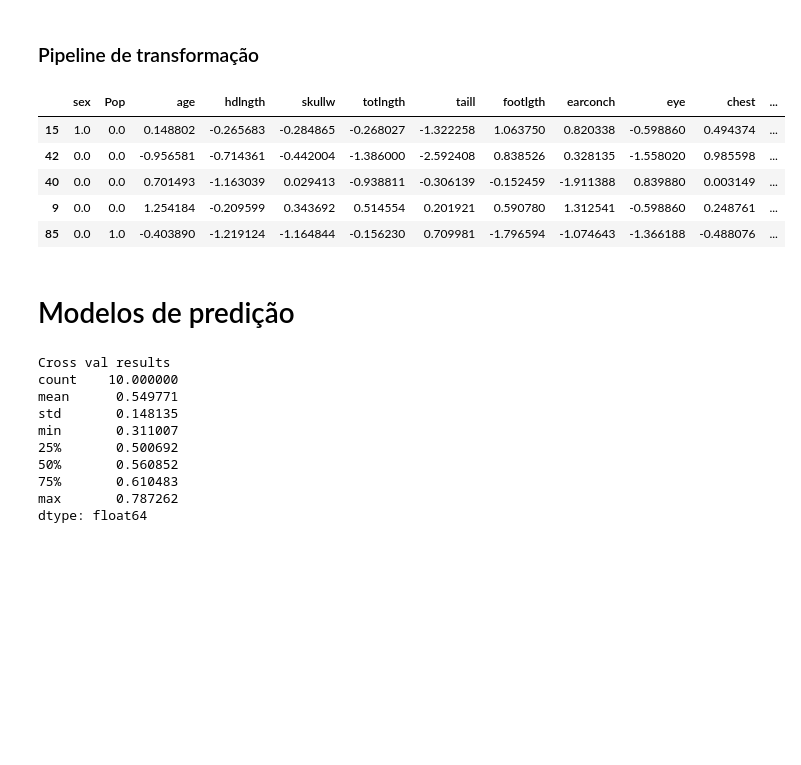
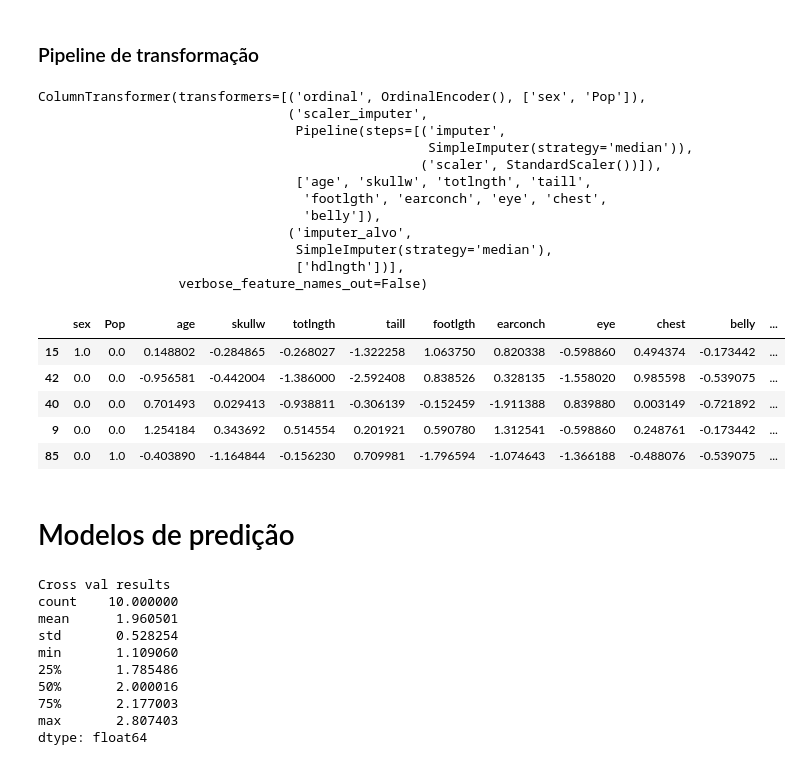
Before and after one commit to gabrielramos731/Possum-analysis, a Jupyter notebook: model_analysis.ipynb, the cells around one changed output. Drawn from its saved outputs; the diff is of its cells as text; code cells hidden in the pictures; blank space fills up the shorter version.

Commit message:
fix: do not scale target variable at preprocessor pipeline

```diff
--- a/model_analysis.ipynb
+++ b/model_analysis.ipynb
@@ -64,31 +64,50 @@ Iremos aplicar o OrdinalEncoder nos dados categóricos e inputar os valores falt
 # %% [markdown]
 ### Pipeline de transformação
 # %%
-num_columns=['age', 'hdlngth', 'skullw', 'totlngth','taill', 'footlgth', 'earconch', 'eye', 'chest', 'belly']
+scale_fill_columns=['age', 'skullw', 'totlngth','taill', 'footlgth', 'earconch', 'eye', 'chest', 'belly']
+scaller_columns=['age', 'skullw', 'totlngth','taill', 'footlgth', 'earconch', 'eye', 'chest', 'belly']
 
-scaler_imputer_pipeline = pipeline.Pipeline([  # Faz transformações nas mesmas colunas
+scaler_imputer_pipeline = pipeline.Pipeline([  # Aplica nas colunas em comun
     ('imputer', SimpleImputer(strategy='median')),
-    ('scaler', preprocessing.StandardScaler())
-])
+    ('scaler', preprocessing.StandardScaler())])
 
-# Definição do ColumnTransformer
-preprocessor = ColumnTransformer([('ordinal', preprocessing.OrdinalEncoder(), ['sex','Pop']), # Codificação ordinal
-                                  ('scaler_imputer', scaler_imputer_pipeline, num_columns)], # Pipeline combinado para colunas numéricas
-                                  verbose_feature_names_out=False)
+preprocessor = ColumnTransformer([
+    ('ordinal', preprocessing.OrdinalEncoder(), ['sex','Pop']),
+    ('scaler_imputer', scaler_imputer_pipeline, scale_fill_columns),
+    ('imputer_alvo', SimpleImputer(strategy='median'), ['hdlngth'])],  # Apenas fill (não aplica scaler)
+    verbose_feature_names_out=False)
 
-
-df_train = pd.DataFrame(preprocessor.fit_transform(df_train),
-                        columns=preprocessor.get_feature_names_out(),
-                        index=df_train.index)
-
-df_train.head()
+preprocessor
 # %% [output]
-|  | sex | Pop | age | hdlngth | skullw | totlngth | taill | footlgth | earconch | eye | chest | ... |
-| 15 | 1.0 | 0.0 | 0.148802 | -0.265683 | -0.284865 | -0.268027 | -1.322258 | 1.063750 | 0.820338 | -0.598860 | 0.494374 | ... |
-| 42 | 0.0 | 0.0 | -0.956581 | -0.714361 | -0.442004 | -1.386000 | -2.592408 | 0.838526 | 0.328135 | -1.558020 | 0.985598 | ... |
-| 40 | 0.0 | 0.0 | 0.701493 | -1.163039 | 0.029413 | -0.938811 | -0.306139 | -0.152459 | -1.911388 | 0.839880 | 0.003149 | ... |
-| 9 | 0.0 | 0.0 | 1.254184 | -0.209599 | 0.343692 | 0.514554 | 0.201921 | 0.590780 | 1.312541 | -0.598860 | 0.248761 | ... |
-| 85 | 0.0 | 1.0 | -0.403890 | -1.219124 | -1.164844 | -0.156230 | 0.709981 | -1.796594 | -1.074643 | -1.366188 | -0.488076 | ... |
+ColumnTransformer(transformers=[('ordinal', OrdinalEncoder(), ['sex', 'Pop']),
+                                ('scaler_imputer',
+                                 Pipeline(steps=[('imputer',
+                                                  SimpleImputer(strategy='median')),
+                                                 ('scaler', StandardScaler())]),
+                                 ['age', 'skullw', 'totlngth', 'taill',
+                                  'footlgth', 'earconch', 'eye', 'chest',
+                                  'belly']),
+                                ('imputer_alvo',
+                                 SimpleImputer(strategy='median'),
+                                 ['hdlngth'])],
+                  verbose_feature_names_out=False)
+# %%
+df_train = pd.DataFrame(preprocessor.fit_transform(df_train),
+                        columns=preprocessor.get_feature_names_out(),
+                        index=df_train.index)
+
+df_test = pd.DataFrame(preprocessor.fit_transform(df_test),
+                        columns=preprocessor.get_feature_names_out(),
+                        index=df_test.index)
+
+df_train.head()
+# %% [output]
+|  | sex | Pop | age | skullw | totlngth | taill | footlgth | earconch | eye | chest | belly | ... |
+| 15 | 1.0 | 0.0 | 0.148802 | -0.284865 | -0.268027 | -1.322258 | 1.063750 | 0.820338 | -0.598860 | 0.494374 | -0.173442 | ... |
+| 42 | 0.0 | 0.0 | -0.956581 | -0.442004 | -1.386000 | -2.592408 | 0.838526 | 0.328135 | -1.558020 | 0.985598 | -0.539075 | ... |
+| 40 | 0.0 | 0.0 | 0.701493 | 0.029413 | -0.938811 | -0.306139 | -0.152459 | -1.911388 | 0.839880 | 0.003149 | -0.721892 | ... |
+| 9 | 0.0 | 0.0 | 1.254184 | 0.343692 | 0.514554 | 0.201921 | 0.590780 | 1.312541 | -0.598860 | 0.248761 | -0.173442 | ... |
+| 85 | 0.0 | 1.0 | -0.403890 | -1.164844 | -0.156230 | 0.709981 | -1.796594 | -1.074643 | -1.366188 | -0.488076 | -0.539075 | ... |
 # %% [markdown]
 # Modelos de predição
 # %%
@@ -113,11 +132,11 @@ print(f'Cross val results\n{pd.Series(cross_score).describe()}')
 # %% [output]
 Cross val results
 count    10.000000
-mean      0.549771
-std       0.148135
-min       0.311007
-25%       0.500692
-50%       0.560852
-75%       0.610483
-max       0.787262
+mean      1.960501
+std       0.528254
+min       1.109060
+25%       1.785486
+50%       2.000016
+75%       2.177003
+max       2.807403
 dtype: float64
```
Also changed, not shown: parts of 4 cells of this notebook.
